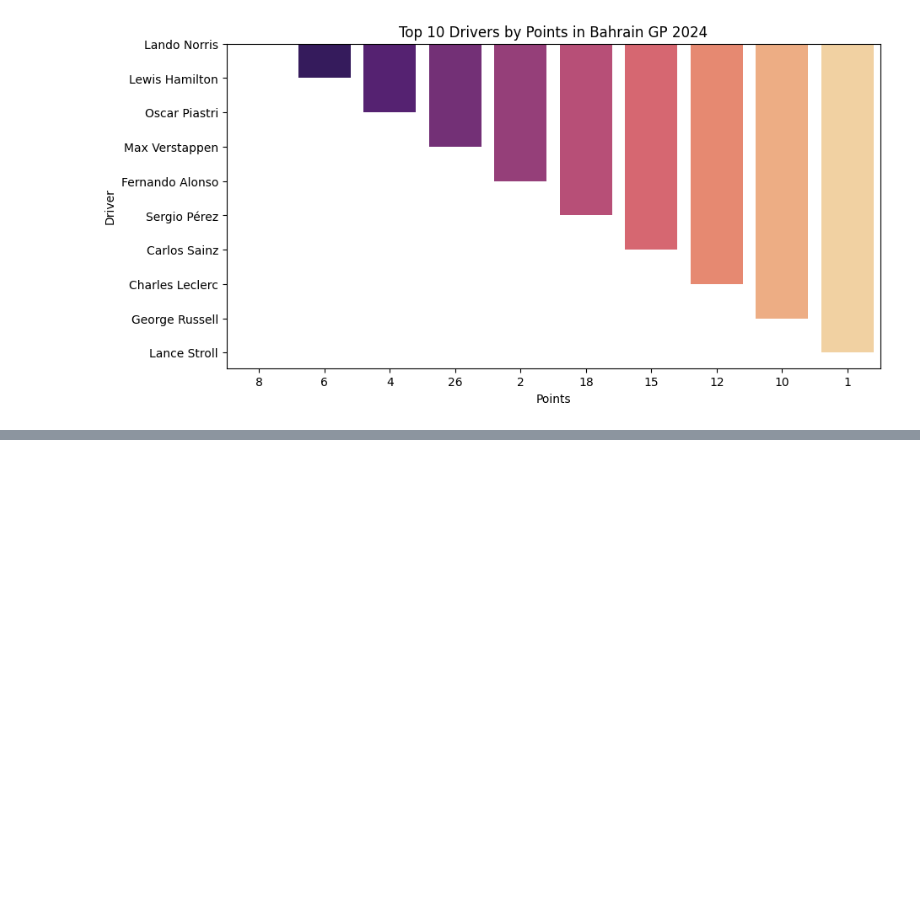
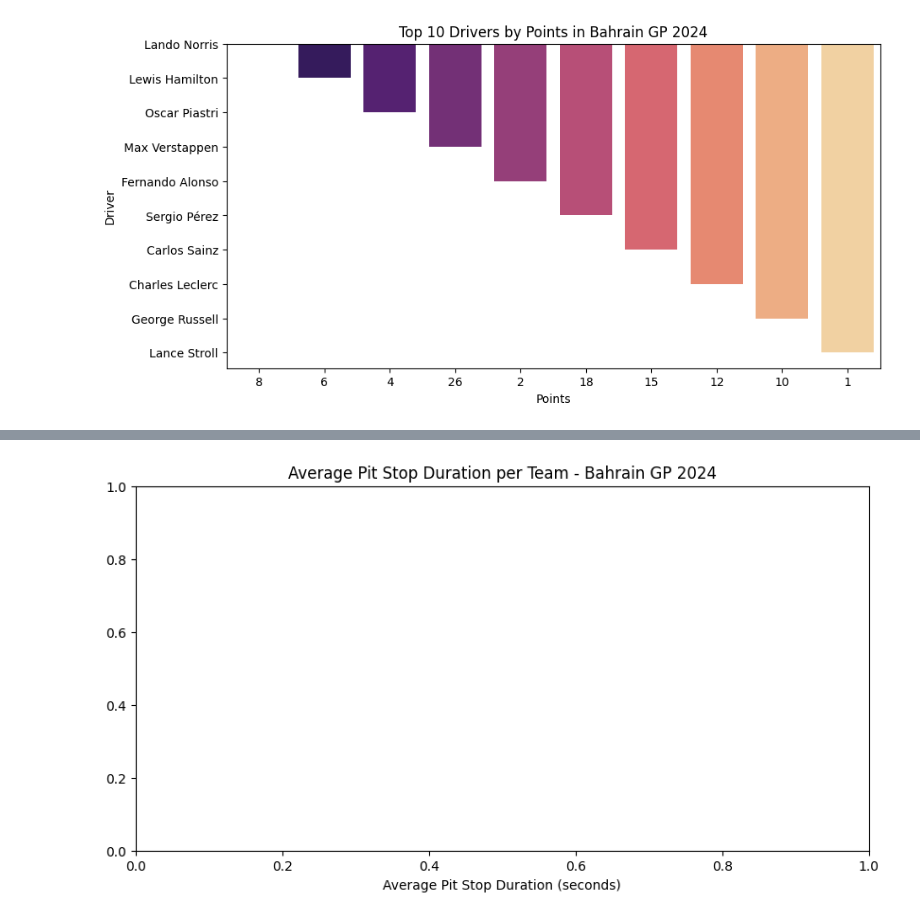
Before and after one commit to aaraszewska/F1-Race-Performance-Analysis-Driver-Insights-, a Jupyter notebook: Copy_of_F1_Race_Performance_Analysis_&_Driver_Insights_.ipynb, the cells around one changed output, grey strips where cells are left out. Saved outputs shown, nothing was run; the diff lists cells and outputs as text; code cells hidden in the pictures; blank space fills up the shorter version.

```diff
--- a/Copy_of_F1_Race_Performance_Analysis_&_Driver_Insights_.ipynb
+++ b/Copy_of_F1_Race_Performance_Analysis_&_Driver_Insights_.ipynb
@@ -87,0 +260,35 @@ Passing `palette` without assigning `hue` is deprecated and will be removed in v
+# %%
+import requests
+import pandas as pd
+
+# 1. Get results data for Bahrain GP 2024 (Round 1)
+url = "http://ergast.com/api/f1/2024/1/results.json"
+response = requests.get(url)
+results_data = response.json()
+
+# 2. Extract driver -> team mapping
+results = results_data['MRData']['RaceTable']['Races'][0]['Results']
+team_data = []
+
+for result in results:
+    driver_name = result['Driver']['familyName']
+    team_name = result['Constructor']['name']
+    team_data.append({'Driver': driver_name, 'Team': team_name})
+
+# 3. Create team DataFrame and merge with pit_df
+team_df = pd.DataFrame(team_data)
+pit_df = pd.merge(pit_df, team_df, on='Driver', how='left')
+# %%
+# Check for any discrepancies in Driver names (case-sensitive check)
+print(pit_df['Driver'].unique())
+print(team_df['Driver'].unique())
+
+# Strip any spaces from Driver names to avoid mismatches
+pit_df['Driver'] = pit_df['Driver'].str.strip()
+team_df['Driver'] = team_df['Driver'].str.strip()
+
+# Now try merging again
+pit_df = pd.merge(pit_df, team_df[['Driver', 'Team']], on='Driver', how='left')
+
+# Check the result of the merge
+print(pit_df.head())
@@ -87,0 +303,12 @@ Passing `palette` without assigning `hue` is deprecated and will be removed in v
+# %%
+# Group by 'Team' and calculate the average duration
+team_pit_stats = pit_df.groupby('Team')['Duration'].mean().sort_values()
+
+# Plot the results
+plt.figure(figsize=(10, 5))
+sns.barplot(x=team_pit_stats.values, y=team_pit_stats.index, palette='viridis')
+plt.xlabel('Average Pit Stop Duration (seconds)')
+plt.title('Average Pit Stop Duration per Team - Bahrain GP 2024')
+plt.show()
+# %% [output]
+[figure, added]
```
Also changed, not shown: parts of 12 cells of this notebook.
